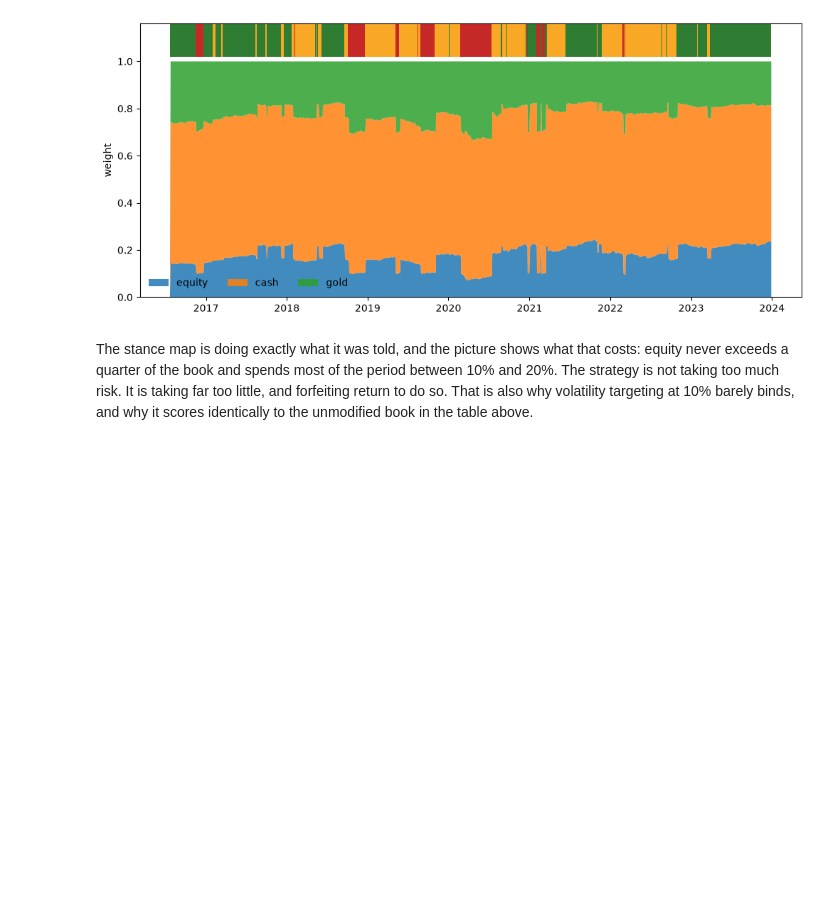
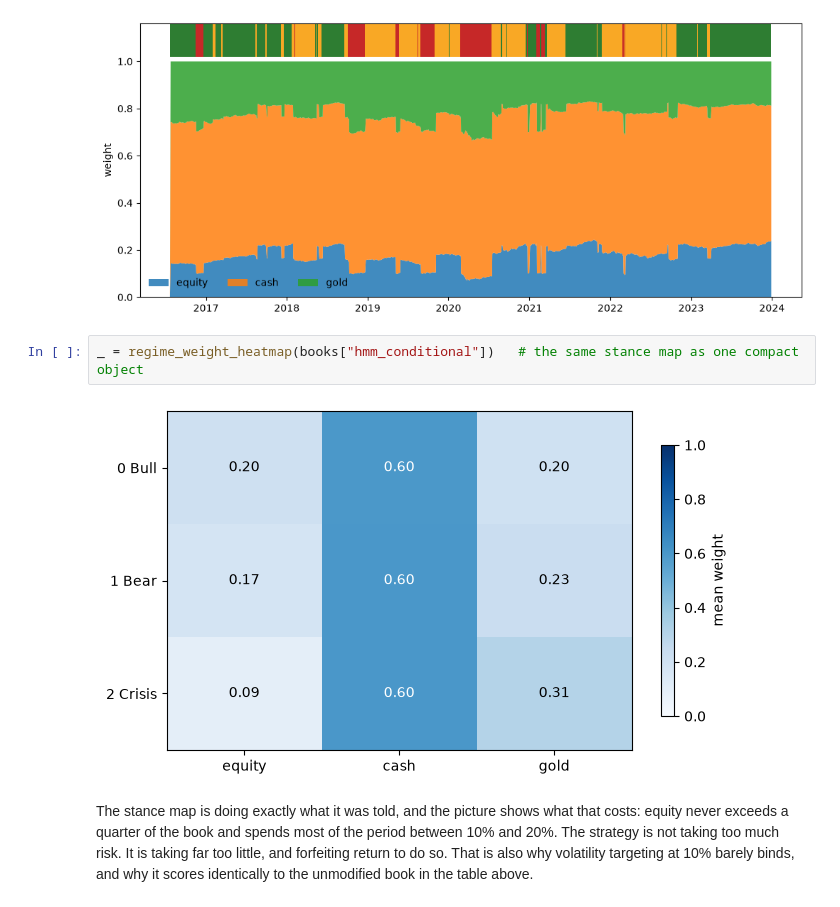
Before and after one commit to DogInfantry/Signals-Before-Storms, a Jupyter notebook: notebooks/driver.ipynb, the cells around one changed output. Saved outputs shown, nothing was run; the diff lists cells and outputs as text; blank space fills up the shorter version.

```diff
--- a/notebooks/driver.ipynb
+++ b/notebooks/driver.ipynb
@@ -357,6 +362,10 @@ that trade is worth making is a mandate question, not a statistical one.
 _ = weight_stack(books["hmm_conditional"], regimes)
 # %% [output]
 [figure]
+# %%
+_ = regime_weight_heatmap(books["hmm_conditional"])   # the same stance map as one compact object
+# %% [output]
+[figure, added]
 # %% [markdown]
 The stance map is doing exactly what it was told, and the picture shows what that costs: equity
 never exceeds a quarter of the book and spends most of the period between 10% and 20%. The strategy
```
Also changed, not shown: parts of 15 cells of this notebook, 8 other files.
